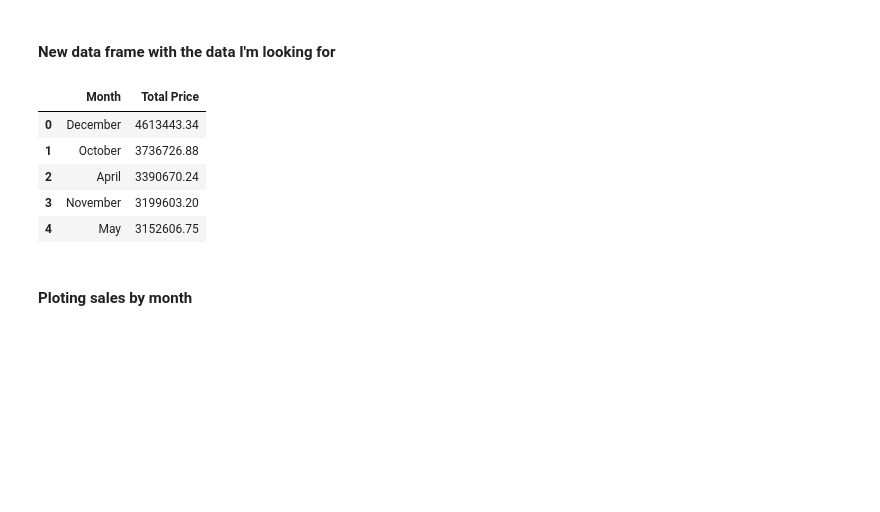
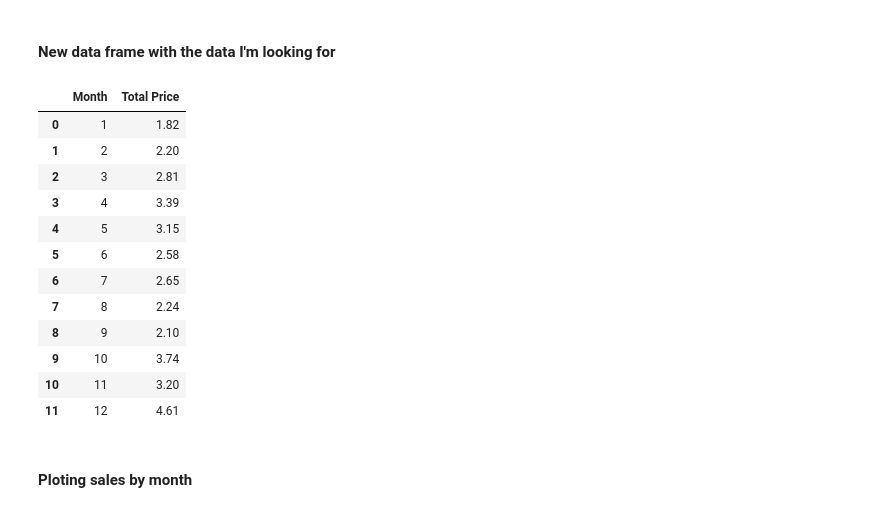
Before and after one commit to Kael-g/Sales-Analysis, a Jupyter notebook: first analysis in jupyter using pandas.ipynb, the cells around one changed output. Cells and saved outputs as stored; diff of their text form; code cells hidden in the pictures; blank space fills up the shorter version.

```diff
--- a/first analysis in jupyter using pandas.ipynb
+++ b/first analysis in jupyter using pandas.ipynb
@@ -55,7 +57,7 @@ all_data["Order Date"] = pd.to_datetime(all_data["Order Date"])
 # %% [markdown]
 #### Creating a new column "month"
 # %%
-all_data["Month"] = all_data["Order Date"].dt.month_name()
+all_data["Month"] = all_data["Order Date"].dt.month
 
 all_data.head()
 # %% [output]
@@ -79,18 +81,27 @@ all_data["Total Price"] = all_data["Quantity Ordered"] * all_data["Price Each"]
 # %%
 sales_by_month = all_data.groupby("Month").agg({"Total Price": "sum"})
 
-sales_by_month.sort_values(by="Total Price", ascending=False, inplace=True)
+sales_by_month.sort_values(by="Month", ascending=True, inplace=True)
 
 sales_by_month = sales_by_month.reset_index()
 
-sales_by_month.head()
+sales_by_month["Total Price"] = sales_by_month["Total Price"].apply(lambda x: round(x/1000000, 2))
+
+sales_by_month.head(12)
 # %% [output]
 |  | Month | Total Price |
-| 0 | December | 4613443.34 |
-| 1 | October | 3736726.88 |
-| 2 | April | 3390670.24 |
-| 3 | November | 3199603.20 |
-| 4 | May | 3152606.75 |
+| 0 | 1 | 1.82 |
+| 1 | 2 | 2.20 |
+| 2 | 3 | 2.81 |
+| 3 | 4 | 3.39 |
+| 4 | 5 | 3.15 |
+| 5 | 6 | 2.58 |
+| 6 | 7 | 2.65 |
+| 7 | 8 | 2.24 |
+| 8 | 9 | 2.10 |
+| 9 | 10 | 3.74 |
+| 10 | 11 | 3.20 |
+| 11 | 12 | 4.61 |
 # %% [markdown]
 #### Ploting sales by month
 # %%
```
Also changed, not shown: parts of 10 cells of this notebook.
